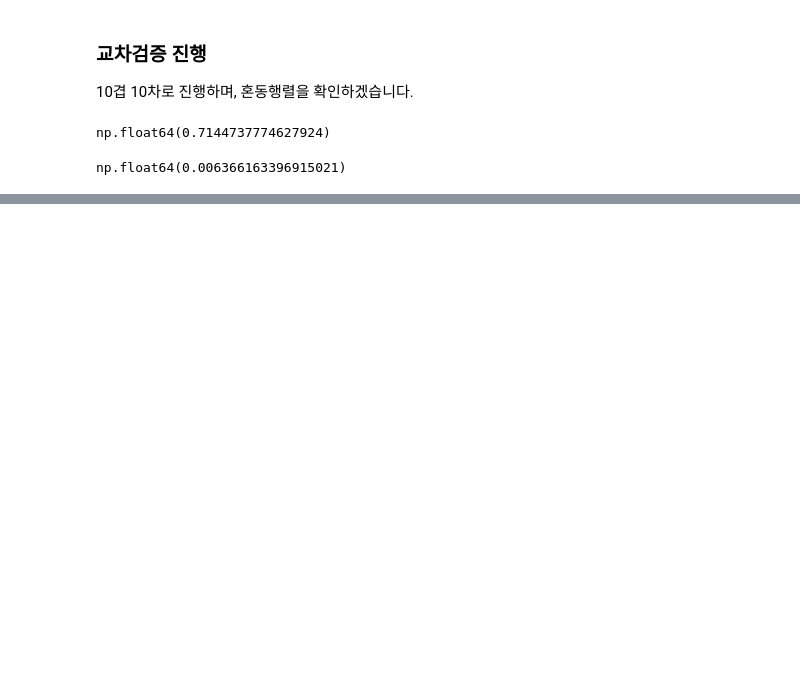
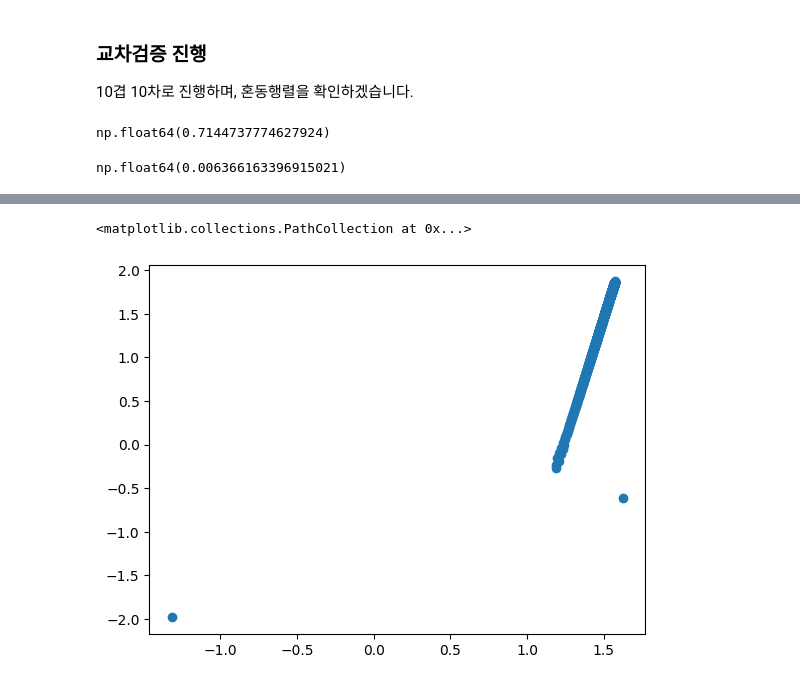
Before and after one commit to Apple03244/ML, a Jupyter notebook: 01_Linear/01_LogisticRegression.ipynb, the cells around one changed output, grey strips where cells are left out. Cells and saved outputs as stored; diff of their text form; code cells hidden in the pictures; blank space fills up the shorter version.

```diff
--- a/01_Linear/01_LogisticRegression.ipynb
+++ b/01_Linear/01_LogisticRegression.ipynb
@@ -332,0 +431,4 @@ np.float64(0.006366163396915021)
+# %%
+def partial_loss(w:np.array,X:np.array,y:np.array):
+    p_1=sigmoid_(X@w)
+    return -X.T@(y-p_1),p_1
@@ -332,0 +443,3 @@ np.float64(0.006366163396915021)
+# %%
+def log_loss(p_1:np.array,y:np.array):
+    return (y.T@p_1)+(1-y).T@(1-p_1)
@@ -332,0 +448,16 @@ np.float64(0.006366163396915021)
+# %%
+mu=0.01
+epochs=1000
+
+w_history=[w_0]
+loss_history=[]
+for i in range(epochs):
+    w=w_history[-1]
+
+    p_l,p_1=partial_loss(w,X_addconstant,y.values)
+    loss=log_loss(p_1,y.values)
+
+    new_w=w-mu*p_l
+
+    w_history.append(new_w)
+    loss_history.append(loss)
@@ -332,0 +552,9 @@ np.float64(0.006366163396915021)
+# %%
+plot_=np.array(w_history)[:,:2]
+# %%
+from matplotlib import pyplot as plt
+
+plt.scatter(plot_[:,0],plot_[:,1])
+# %% [output]
+<matplotlib.collections.PathCollection at 0x...>
+[figure, added]
```
Also changed, not shown: parts of 40 cells of this notebook, 2 other files.
